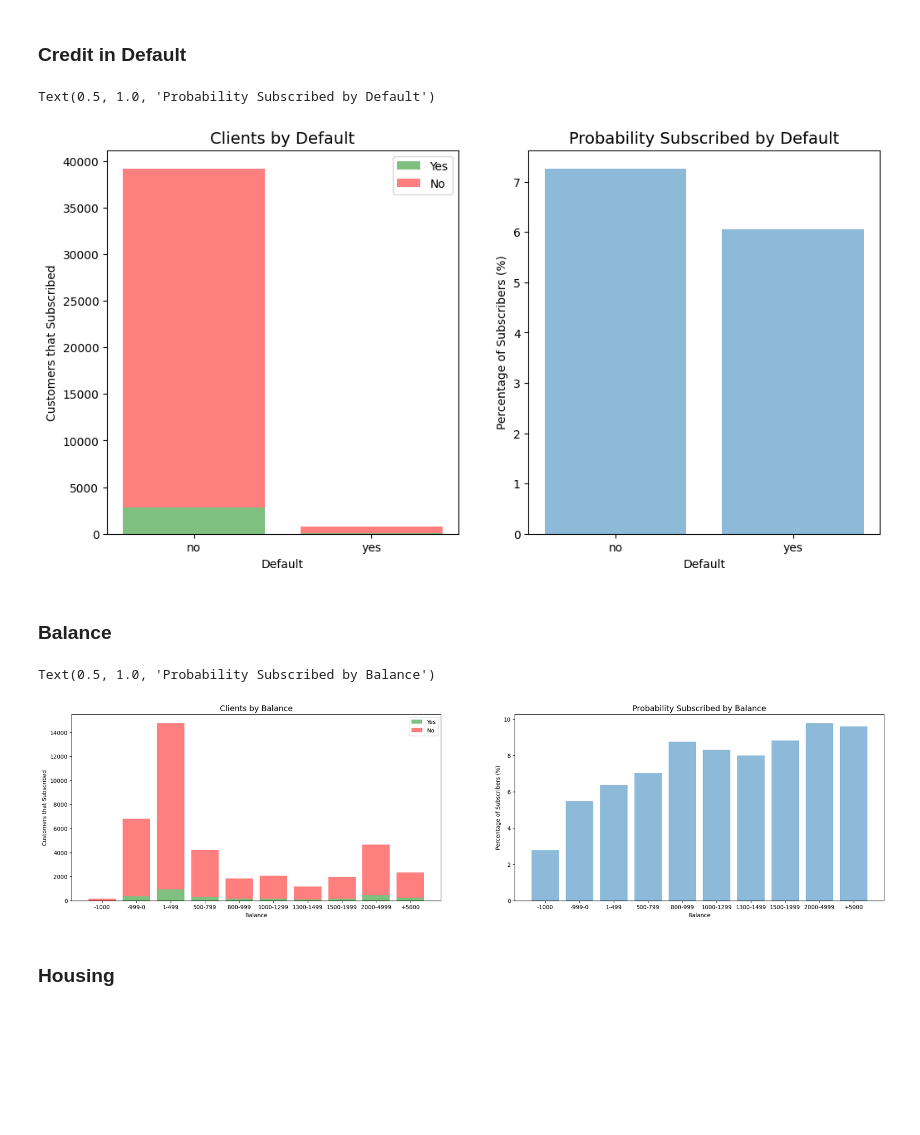
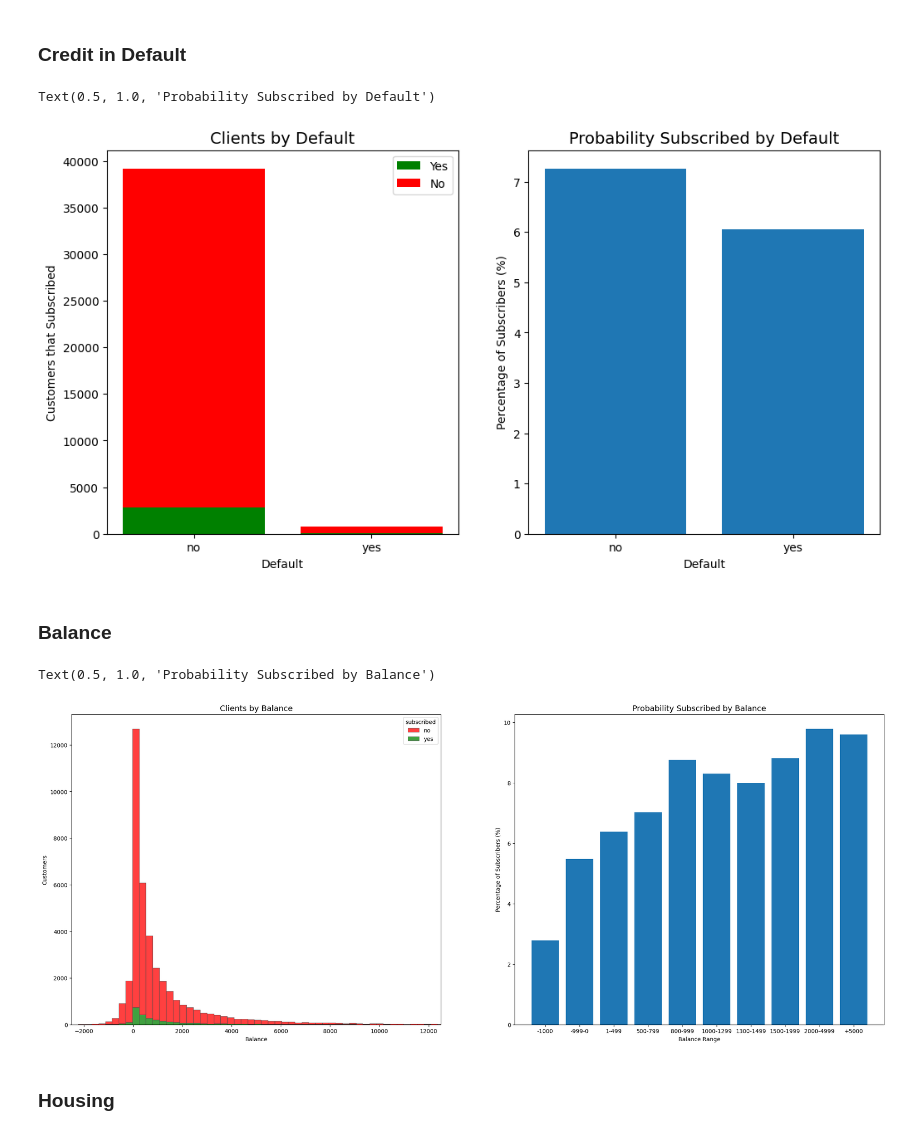
Before and after one commit to Gabriel2002Can/banking-market-model, a Jupyter notebook: term-deposit-marketing.ipynb, the cells around one changed output. Cells and saved outputs as stored; diff of their text form; code cells hidden in the pictures; blank space fills up the shorter version.

```diff
--- a/term-deposit-marketing.ipynb
+++ b/term-deposit-marketing.ipynb
@@ -382,8 +376,8 @@ x_axis = data.groupby('default').size().index
 f, (ax1, ax2) = plt.subplots(1, 2, figsize=(12,6))
 
 # First Graph
-ax1.bar(x_axis, n_satisfied_clients, label='Yes', alpha=0.5, color='g')
-ax1.bar(x_axis, n_unsatisfied_clients, bottom=n_satisfied_clients, label='No', alpha=0.5, color='r')
+ax1.bar(x_axis, n_satisfied_clients, label='Yes', color='g')
+ax1.bar(x_axis, n_unsatisfied_clients, bottom=n_satisfied_clients, label='No', color='r')
 
 plt.sca(ax1)
 
@@ -393,80 +387,74 @@ ax1.set_title("Clients by Default",fontsize=14)
 plt.legend(loc='upper right')
 
 # Second Graph
-ax2.bar(x_axis, percentage, alpha=0.5)
+ax2.bar(x_axis, percentage)
 ax2.set_ylabel("Percentage of Subscribers (%)")
 ax2.set_xlabel("Default")
 ax2.set_title("Probability Subscribed by Default",fontsize=14)
 # %% [output]
 Text(0.5, 1.0, 'Probability Subscribed by Default')
-[figure, old version]
+[figure, new version]
 # %% [markdown]
 ### Balance
 # %%
-# Defining ranges
+balance_data = data.copy()
+
+balance_data.rename(columns={'y': 'subscribed'}, inplace=True)
+
 labels = ['-1000', '-999-0', '1-499' ,'500-799', '800-999', '1000-1299','1300-1499', '1500-1999', '2000-4999', '+5000']
 cut_bins = [float("-inf"), -999, 0, 499, 799, 999, 1299, 1499, 1999, 4999, float("inf")]
 
-duration_data = data.copy()
+balance_data['balance_intervals'] = pd.cut(data['balance'], bins = cut_bins, labels = labels)
 
-duration_data['balance'] = pd.cut(data['balance'], bins = cut_bins, labels = labels)
-
-# Setting the data for the satisfied clients
-n_satisfied_clients = (
-    duration_data[duration_data['y'] == 'yes']
-    .groupby('balance', observed=False)
+subs = (
+    balance_data[balance_data['subscribed']=='yes']
+    .groupby('balance_intervals', observed=False)
     .size()
 )
 
-# Setting the data for the unsatisfied clients
-n_unsatisfied_clients = (
-    duration_data[duration_data['y'] == 'no']
-    .groupby('balance', observed=False)
+non_subs = (
+    balance_data[balance_data['subscribed']=='no']
+    .groupby('balance_intervals', observed=False)
     .size()
 )
 
-total_customers = n_satisfied_clients + n_unsatisfied_clients
-
-# Setting the index for all clients
-all_clients = labels
-
-# Filling gaps of non-existing data
-n_satisfied_clients = n_satisfied_clients.reindex(all_clients, fill_value=0)
-n_unsatisfied_clients = n_unsatisfied_clients.reindex(all_clients, fill_value=0)
-
-total_customers = n_satisfied_clients + n_unsatisfied_clients
-
 percentage = (
-    n_satisfied_clients
-    .div(total_customers)
+    subs
+    .div(subs + non_subs)
     .fillna(0)
     * 100
 )
 
-# Standardizing the x axis for both graphs
-x_axis = labels
+# Setting the data for the satisfied clients
+n_satisfied_clients = balance_data[balance_data['subscribed'] == 'yes']['age'].value_counts().sort_index()
 
-f, (ax1, ax2) = plt.subplots(1, 2, figsize=(26,6))
+# Setting the data for the unsatisfied clients
+n_unsatisfied_clients = balance_data[balance_data['subscribed'] == 'no']['age'].value_counts().sort_index()
+
+fig, (ax1, ax2) = plt.subplots(1, 2, figsize=(26, 10))
 
 # First Graph
-ax1.bar(x_axis, n_satisfied_clients, label='Yes', alpha=0.5, color='g')
-ax1.bar(x_axis, n_unsatisfied_clients, bottom=n_satisfied_clients, label='No', alpha=0.5, color='r')
+sns.histplot(data=balance_data, x='balance', hue='subscribed',
+             multiple='stack',
+             bins=400,
+             ax=ax1,
+             palette=['red', 'green'],
+             edgecolor='.3',
+             linewidth=.5)
 
-plt.sca(ax1)
-
-ax1.set_ylabel("Customers that Subscribed")
+ax1.set_ylabel("Customers")
 ax1.set_xlabel("Balance")
 ax1.set_title("Clients by Balance",fontsize=14)
-plt.legend(loc='upper right')
+ax1.set(xlim=(-2500, 12500))
 
 # Second Graph
-ax2.bar(x_axis, percentage, alpha=0.5)
+ax2.bar(labels, percentage)
 ax2.set_ylabel("Percentage of Subscribers (%)")
-ax2.set_xlabel("Balance")
+ax2.set_xlabel("Balance Range")
 ax2.set_title("Probability Subscribed by Balance",fontsize=14)
 # %% [output]
 Text(0.5, 1.0, 'Probability Subscribed by Balance')
-[figure, old version]
+[figure, new version]
 # %% [markdown]
 ### Housing
 # %%
```
Also changed, not shown: parts of 14 cells of this notebook.
